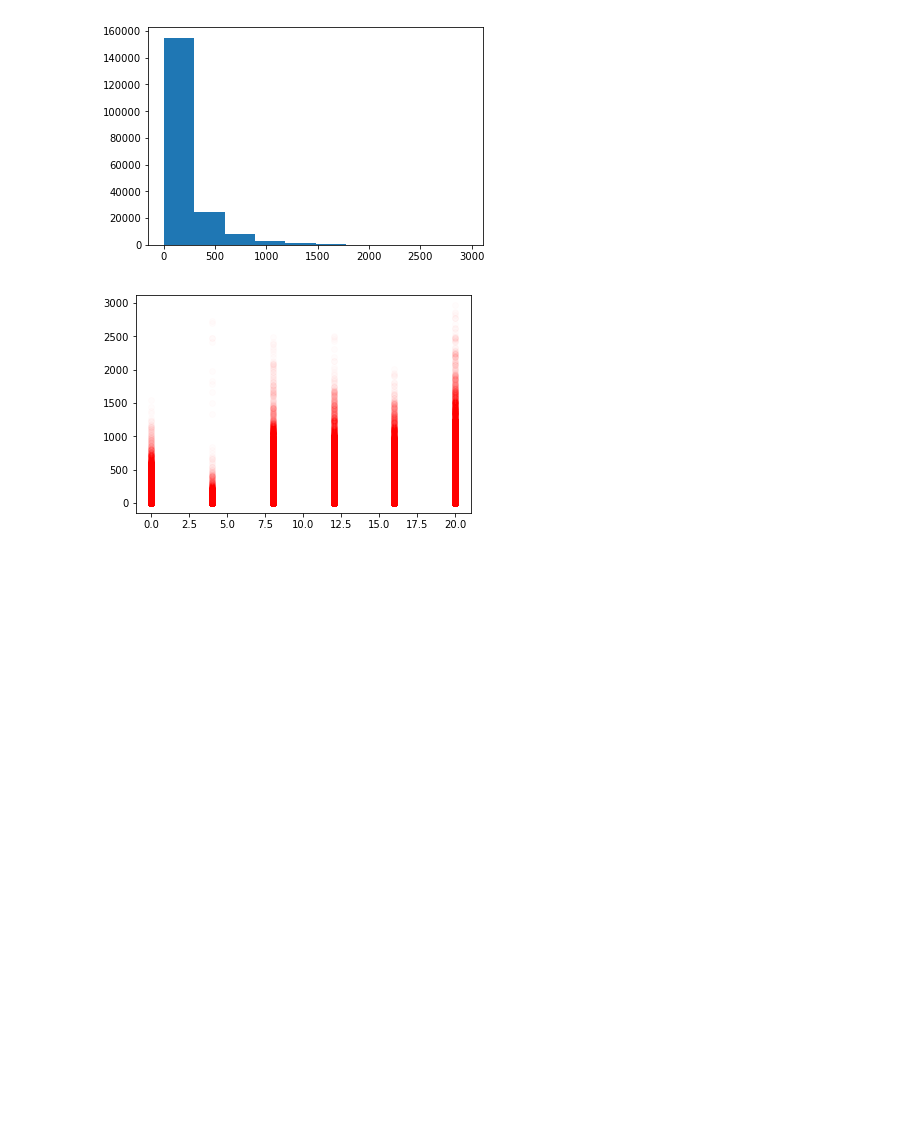
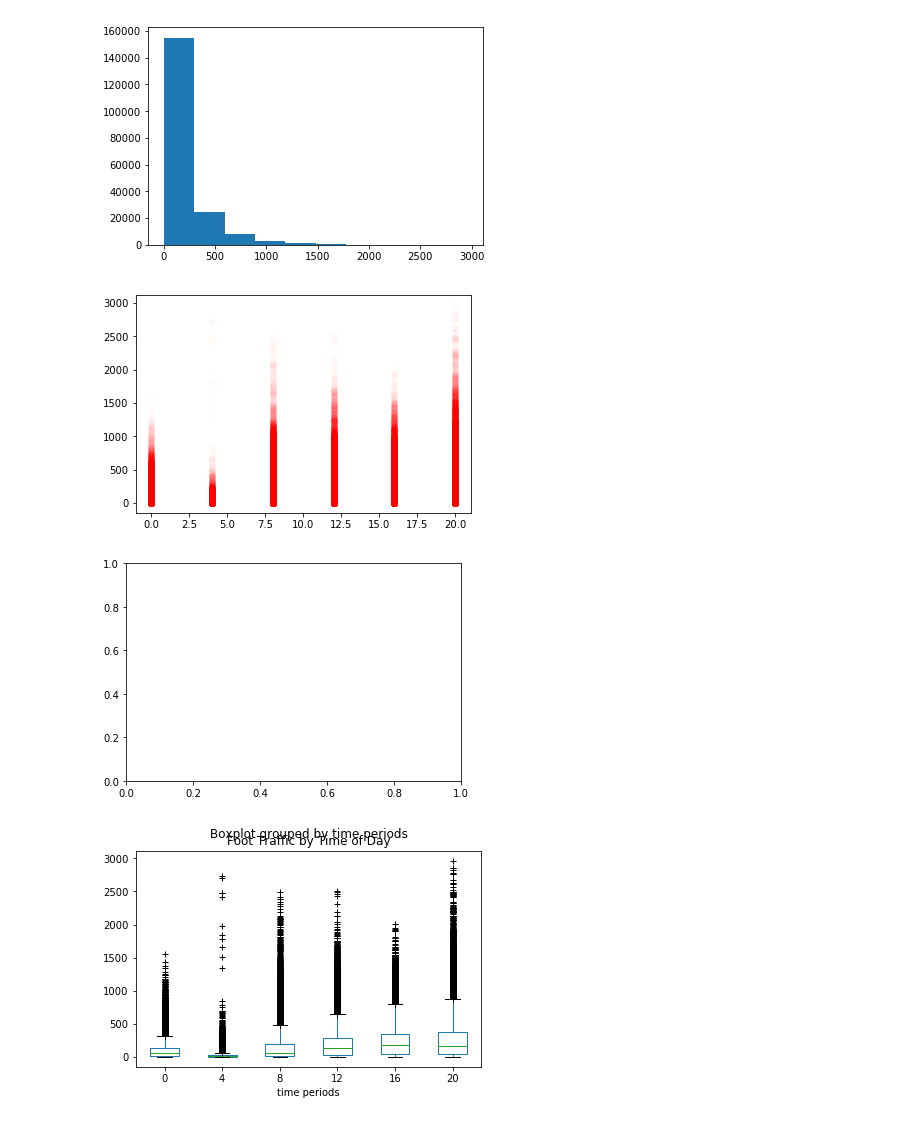
Before and after one commit to jonram91/MTAProject1, a Jupyter notebook: project_1_postBenson_MR.ipynb, the cells around one changed output. Drawn from its saved outputs; the diff is of its cells as text; code cells hidden in the pictures; blank space fills up the shorter version.

```diff
--- a/project_1_postBenson_MR.ipynb
+++ b/project_1_postBenson_MR.ipynb
@@ -549,0 +558,18 @@ plt.savefig('time_entry.jpg')
+# %%
+df2 = pd.DataFrame(y)
+# %%
+df2.columns=['hourly entries']
+# %%
+df2['time periods'] = pd.DataFrame(x)
+# %%
+
+fig, ax = plt.subplots()
+
+ax = df2.boxplot('hourly entries', by='time periods', grid = False, \
+            notch=0, sym='+', vert=1, whis=1.5)
+
+ax.set_title('Foot Traffic by Time of Day')
+fig.savefig('boxplot_time.png', bbox_inches='tight')
+# %% [output]
+[figure, added]
+[figure, added]
```
Also changed, not shown: parts of 9 cells of this notebook, 17 other files.
